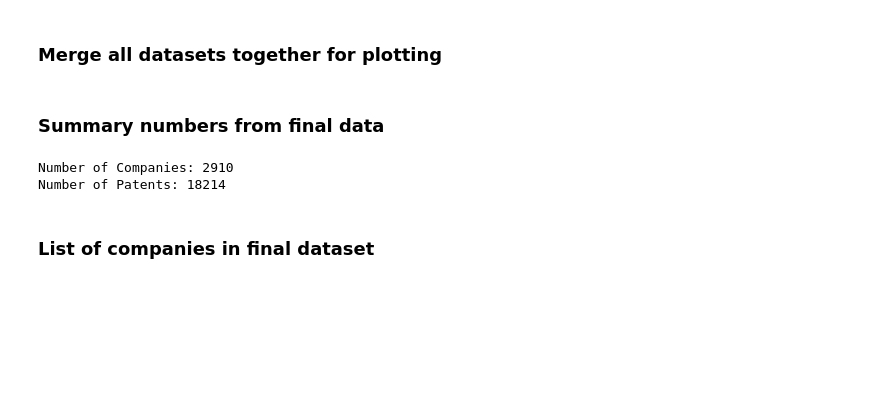
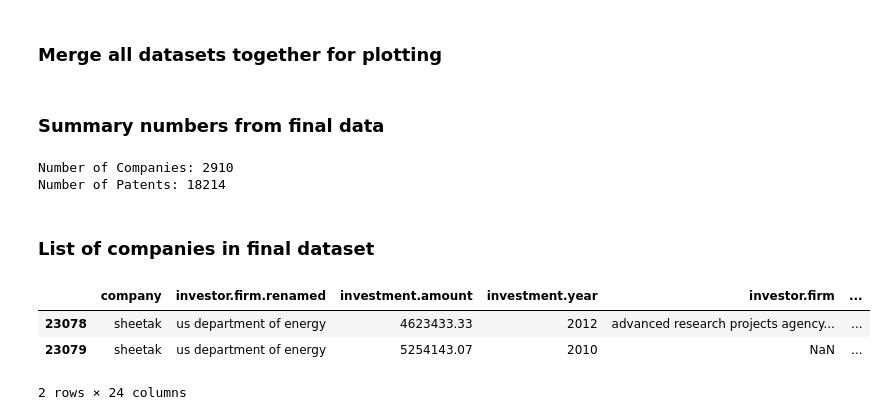
Before and after one commit to Climate-tech-Team/startup-outcomes, a Jupyter notebook: 1.data_cleaning.ipynb, the cells around one changed output. Drawn from its saved outputs; the diff is of its cells as text; code cells hidden in the pictures; blank space fills up the shorter version.

```diff
--- a/1.data_cleaning.ipynb
+++ b/1.data_cleaning.ipynb
@@ -668,3 +819,10 @@ total_df = pd.read_csv('outputs/merged_venture_data.csv')
+# %%
+cvc_df[cvc_df['company'] == 'sheetak']
+# %% [output]
+|  | company | investor.firm.renamed | investment.amount | investment.year | investor.firm | ... |
+| 23078 | sheetak | us department of energy | 4623433.33 | 2012 | advanced research projects agency... | ... |
+| 23079 | sheetak | us department of energy | 5254143.07 | 2010 | NaN | ... |
+2 rows × 24 columns
 # %%
 (total_df.groupby(by=['investor.type.edited','investment.type','investment.year'])
  .size().to_frame().to_csv("outputs/invs_over_time.csv", index=True, encoding = "utf-8"))
```
Also changed, not shown: parts of 4 cells of this notebook, 6 other files.
